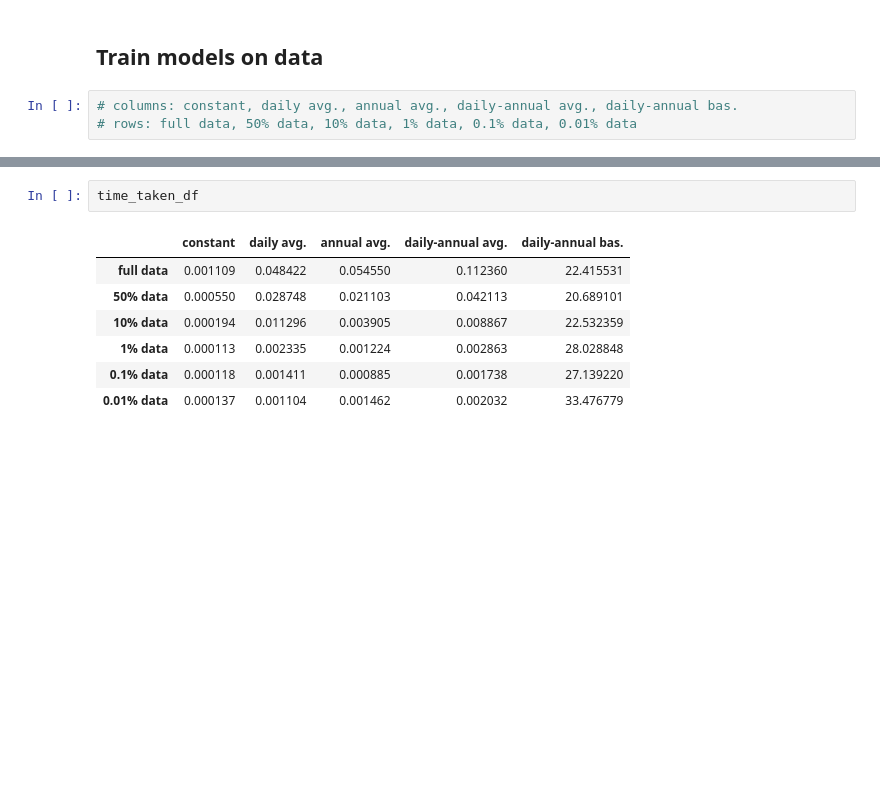
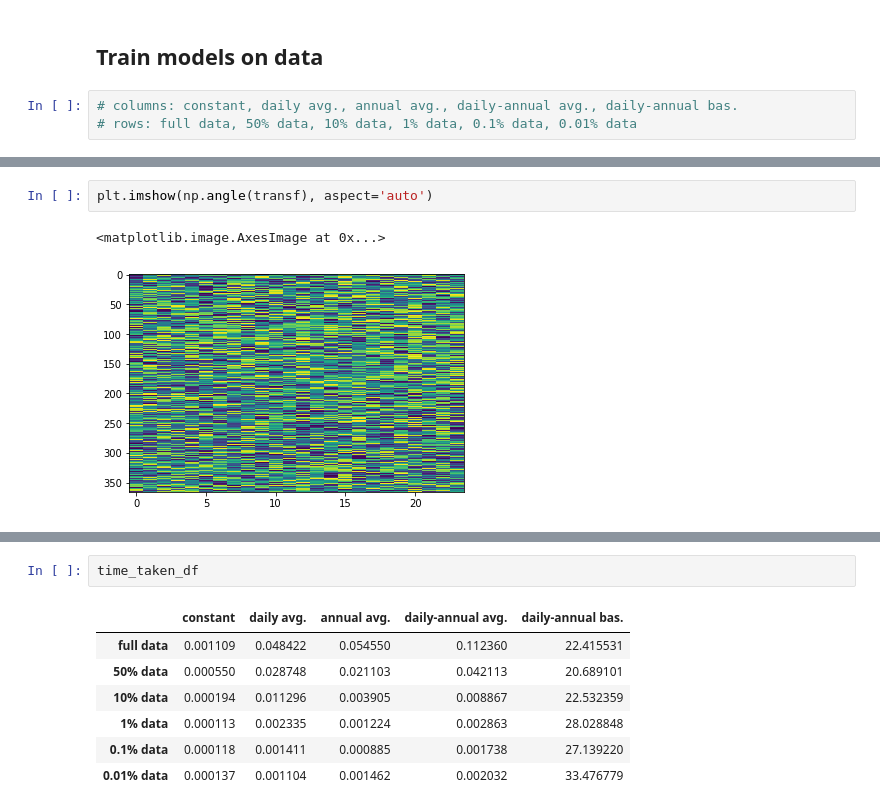
Before and after one commit to yowtzu/non_par_ts, a Jupyter notebook: examples/TemperatureSFO.ipynb, the cells around one changed output, grey strips where cells are left out. Saved outputs shown, nothing was run; the diff lists cells and outputs as text; blank space fills up the shorter version.

```diff
--- a/examples/TemperatureSFO.ipynb
+++ b/examples/TemperatureSFO.ipynb
@@ -52,3 +106,8 @@ pd.Series.fillna?
+# %%
+plt.imshow(np.angle(transf), aspect='auto')
+# %% [output]
+<matplotlib.image.AxesImage at 0x...>
+[figure, added]
 # %%
 import time
 
```
Also changed, not shown: parts of 20 cells of this notebook, 1 other file.
